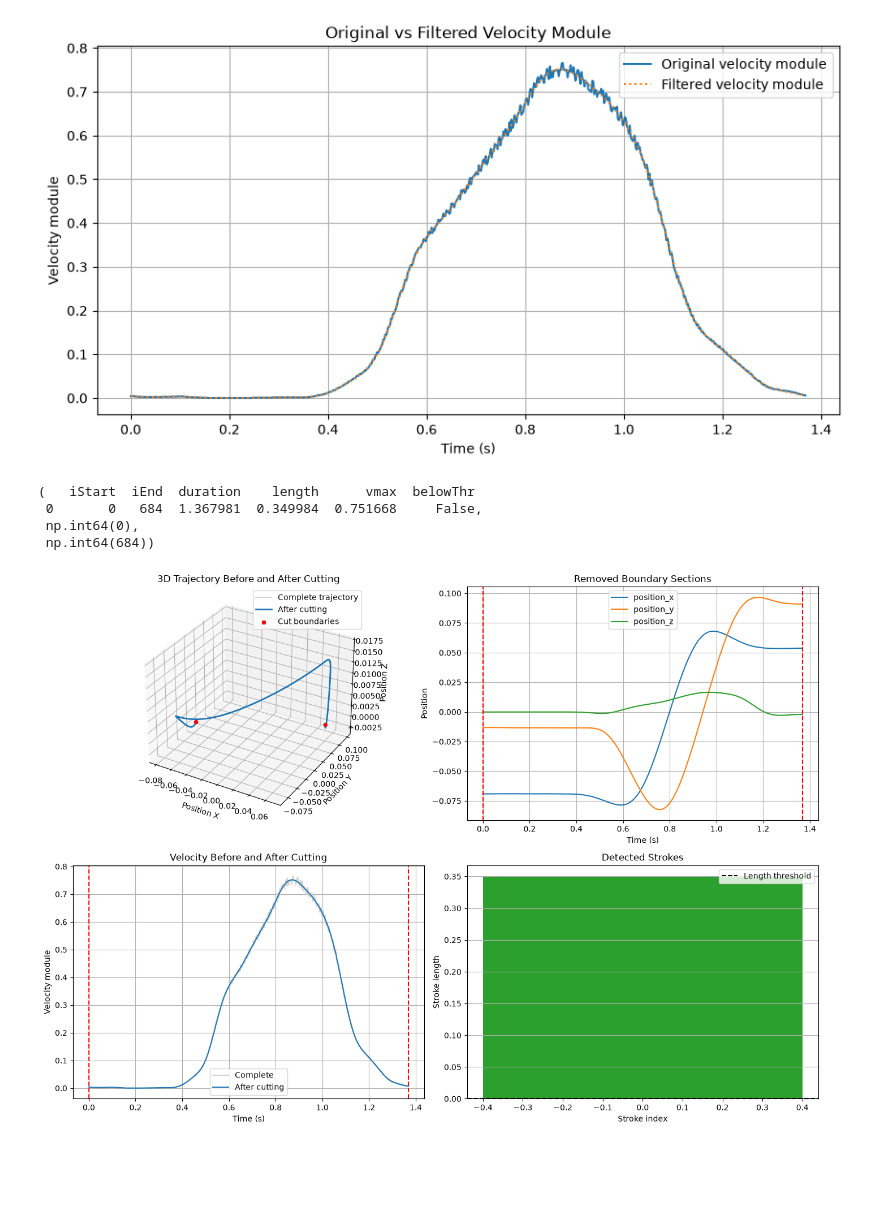
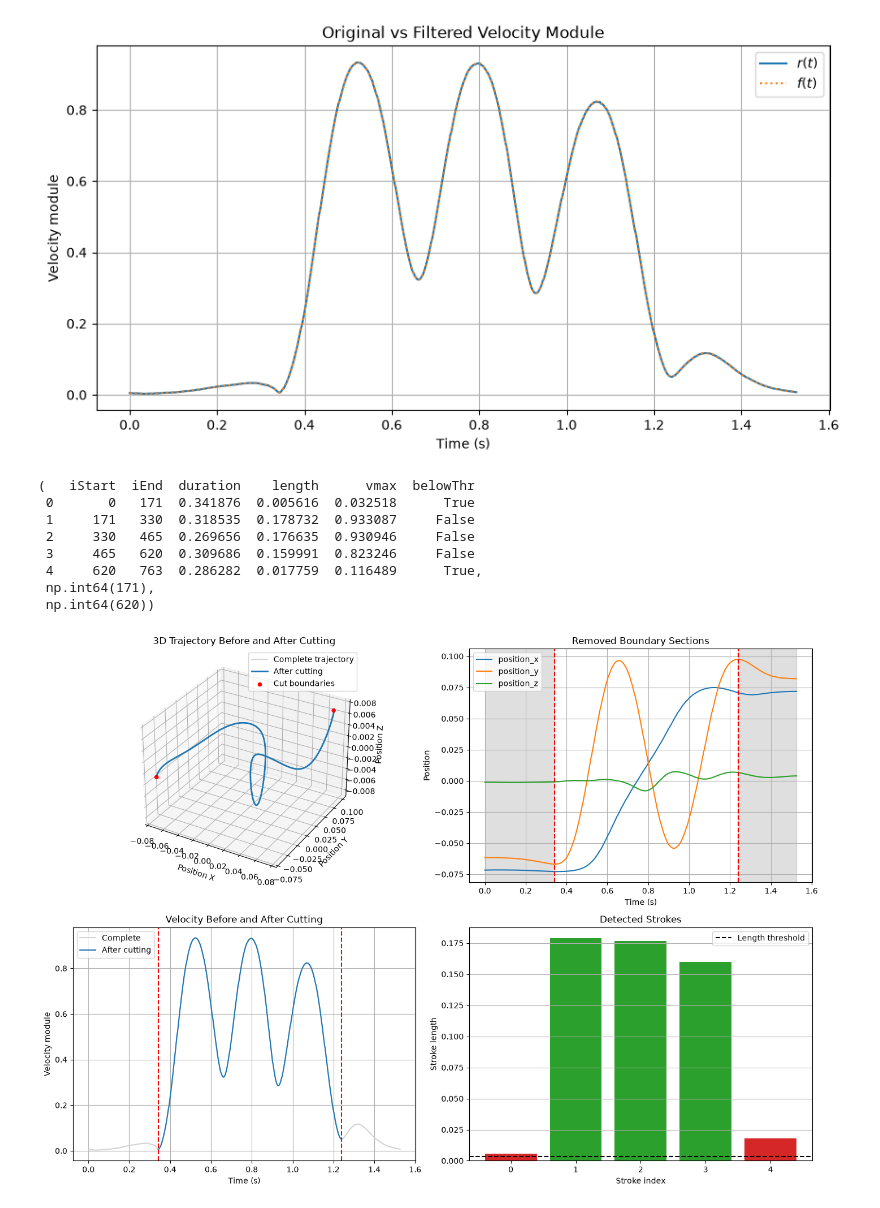
Before and after one commit to Dacu02/master_thesis_data_analysis, a Jupyter notebook: data/framework/viewer.ipynb, the cells around one changed output. Saved outputs shown, nothing was run; the diff lists cells and outputs as text; code cells hidden in the pictures; blank space fills up the shorter version.

```diff
--- a/data/framework/viewer.ipynb
+++ b/data/framework/viewer.ipynb
@@ -5,7 +5,7 @@ import pandas as pd
 import numpy as np
 import yaml
 #CSV_FILE = "/home/ddacunto/Desktop/ros2_ws/recording_csv/NOEMI_BIANCAMANO/CHECK_XY/recording_1.csv"
-CSV_FILE = "/home/ddacunto/Desktop/ros2_ws/recording_csv/NOEMI_BIANCAMANO/CHECK_XZ/recording_1.csv"
+CSV_FILE = "/home/ddacunto/Desktop/ros2_ws/recording_csv/NOEMI_BIANCAMANO/LETTER_N/recording_10.csv"
 YAML_PATHS_FILE = "/home/ddacunto/Desktop/ros2_ws/src/unisa_acg_ros2/haptics/haptic_interaction_teach_and_record_demo/config/paths.yaml"
 with open(YAML_PATHS_FILE, "r") as f:
     yaml_data = yaml.safe_load(f)
@@ -139,28 +139,28 @@ plt.show()
 # %%
 filtered_velocity_module = (
     filtered_velocity_data[velocity_columns]
     .pow(2)
     .sum(axis=1)
     .pow(0.5)
 )
 
 plt.figure(figsize=(10, 5))
-plt.plot(time_seconds, twist_module, label="Original velocity module")
+plt.plot(time_seconds, twist_module, label="$r(t)$")
 plt.plot(
     time_seconds,
     filtered_velocity_module,
-    label="Filtered velocity module",
+    label="$f(t)$",
     linestyle=":"
 )
 
 plt.xlabel("Time (s)")
 plt.ylabel("Velocity module")
 plt.title("Original vs Filtered Velocity Module")
 plt.grid(True)
 plt.legend()
 plt.show()
 # %% [output]
-[figure, old version]
+[figure, new version]
 # %%
 from scipy.signal import savgol_filter, find_peaks
 
@@ -297,9 +297,13 @@ cut_traj, cut_info = cut_boundary_strokes(traj)
 cut_info["strokes"], cut_info["idxLeft"], cut_info["idxRight"]
 # %% [output]
 (   iStart  iEnd  duration    length      vmax  belowThr
- 0       0   684  1.367981  0.349984  0.751668     False,
- np.int64(0),
- np.int64(684))
+ 0       0   171  0.341876  0.005616  0.032518      True
+ 1     171   330  0.318535  0.178732  0.933087     False
+ 2     330   465  0.269656  0.176635  0.930946     False
+ 3     465   620  0.309686  0.159991  0.823246     False
+ 4     620   763  0.286282  0.017759  0.116489      True,
+ np.int64(171),
+ np.int64(620))
 # %%
 idx_left = int(cut_info["idxLeft"])
 idx_right = int(cut_info["idxRight"])
@@ -401,4 +405,4 @@ ax4.legend()
 plt.tight_layout()
 plt.show()
 # %% [output]
-[figure, old version]
+[figure, new version]
```
Also changed, not shown: parts of 8 cells of this notebook.
